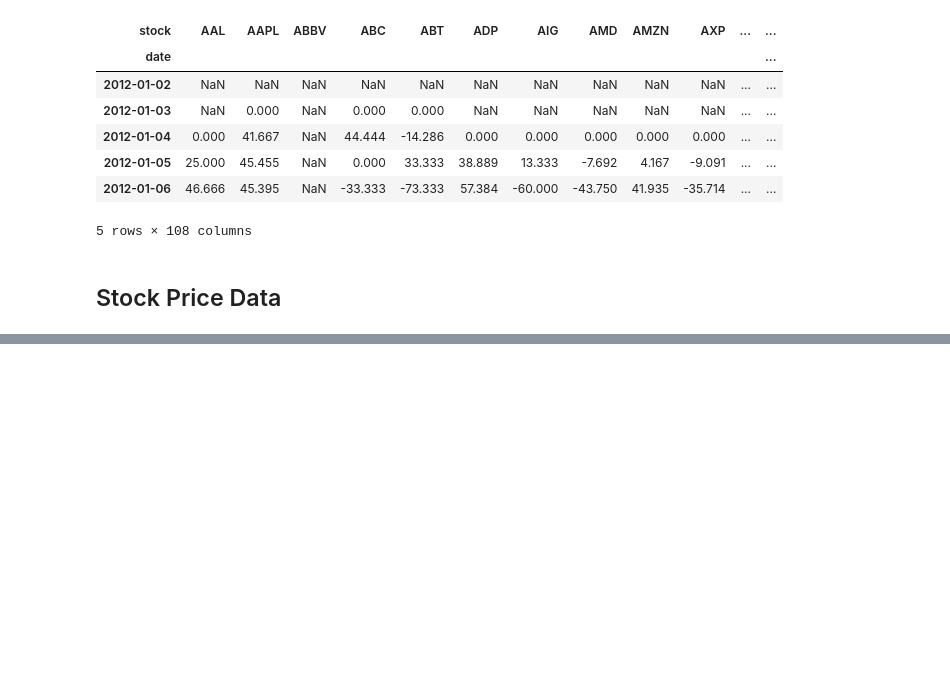
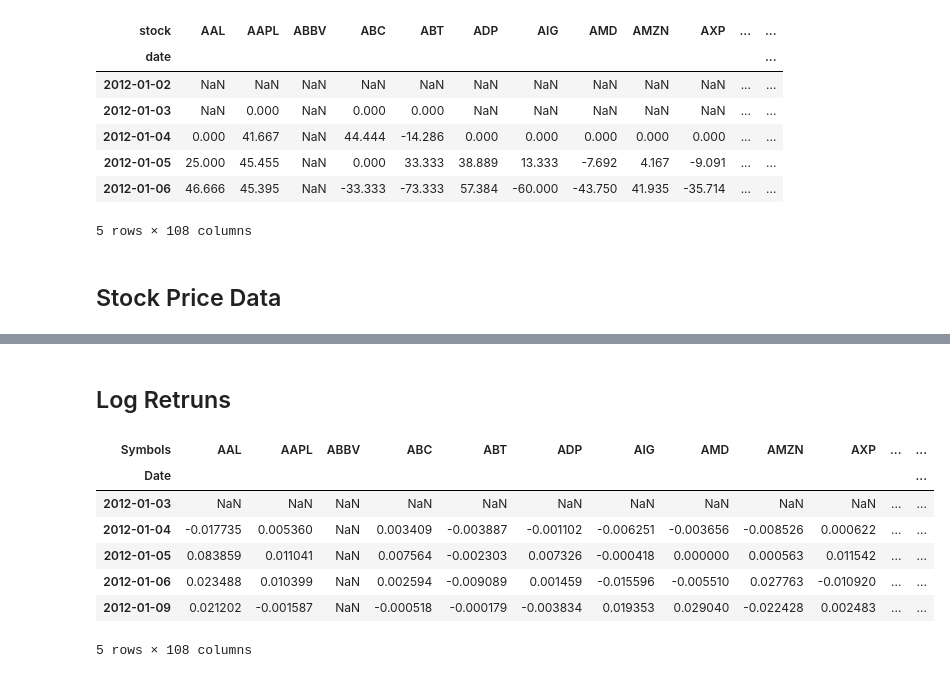
Before and after one commit to DaniloMendezR/master_thesis, a Jupyter notebook: Tables_creation.ipynb, the cells around one changed output, grey strips where cells are left out. Saved outputs shown, nothing was run; the diff lists cells and outputs as text; code cells hidden in the pictures; blank space fills up the shorter version.

```diff
--- a/Tables_creation.ipynb
+++ b/Tables_creation.ipynb
@@ -123,0 +130,21 @@ Index(['AB', 'ACC', 'ADS', 'AI', 'AR', 'BMI', 'CC', 'CMC', 'CNS', 'CWT', 'EPC',
+# %% [markdown]
+## Log Retruns
+# %%
+#Log return:
+big_log_ret = np.log(big_panel_data) - np.log(big_panel_data.shift(1))
+big_log_ret.to_csv(os.path.join(PATH,'Tables','big_log_ret.csv')) #Store in csv format in the 'Tables' folder
+
+#Percentage change:
+#big_pct_change = big_panel_data.pct_change()
+#big_pct_changet.to_csv(os.path.join(PATH,'Tables','big_pct_change.csv'))
+
+big_log_ret.head()
+# %% [output]
+| Symbols | AAL | AAPL | ABBV | ABC | ABT | ADP | AIG | AMD | AMZN | AXP | ... | ... |
+| Date |  |  |  |  |  |  |  |  |  |  |  | ... |
+| 2012-01-03 | NaN | NaN | NaN | NaN | NaN | NaN | NaN | NaN | NaN | NaN | ... | ... |
+| 2012-01-04 | -0.017735 | 0.005360 | NaN | 0.003409 | -0.003887 | -0.001102 | -0.006251 | -0.003656 | -0.008526 | 0.000622 | ... | ... |
+| 2012-01-05 | 0.083859 | 0.011041 | NaN | 0.007564 | -0.002303 | 0.007326 | -0.000418 | 0.000000 | 0.000563 | 0.011542 | ... | ... |
+| 2012-01-06 | 0.023488 | 0.010399 | NaN | 0.002594 | -0.009089 | 0.001459 | -0.015596 | -0.005510 | 0.027763 | -0.010920 | ... | ... |
+| 2012-01-09 | 0.021202 | -0.001587 | NaN | -0.000518 | -0.000179 | -0.003834 | 0.019353 | 0.029040 | -0.022428 | 0.002483 | ... | ... |
+5 rows × 108 columns
```
Also changed, not shown: parts of 4 cells of this notebook, 4 other files.
